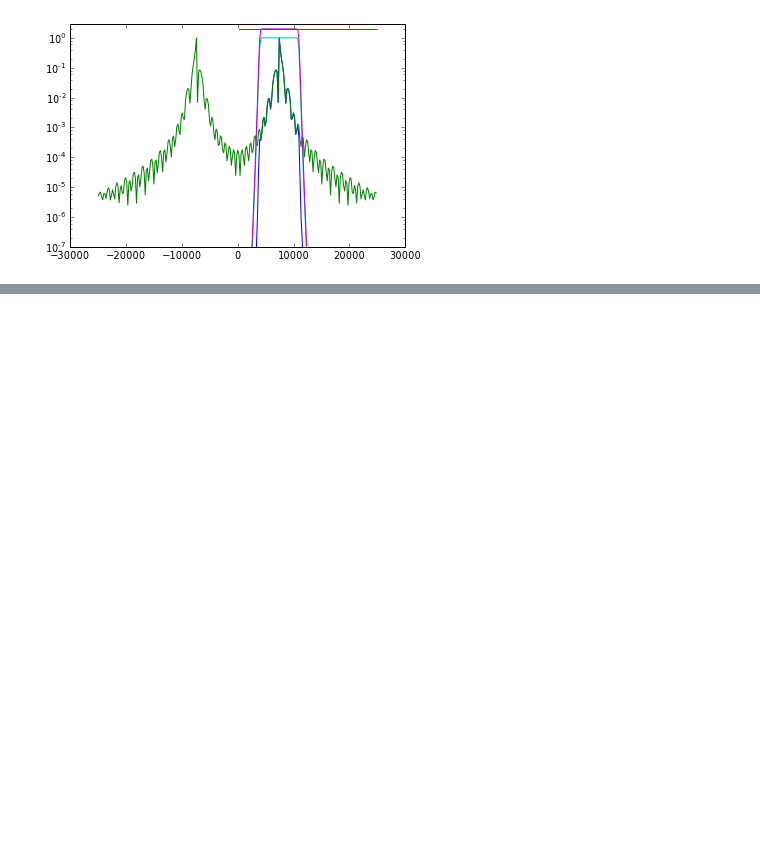
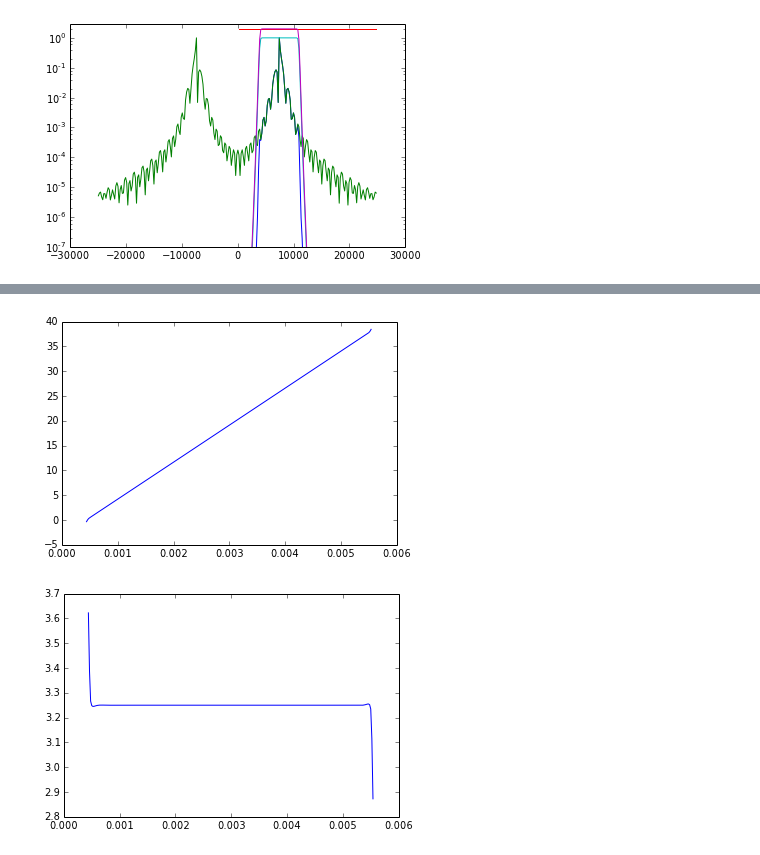
Before and after one commit to JohnMarohn/FreqDemod, a Jupyter notebook: freqdemod/docs/freqdemod-quickstart-1.ipynb, the cells around one changed output, grey strips where cells are left out. Cells and saved outputs as stored; diff of their text form; code cells hidden in the pictures; blank space fills up the shorter version.

```diff
--- a/freqdemod/docs/freqdemod-quickstart-1.ipynb
+++ b/freqdemod/docs/freqdemod-quickstart-1.ipynb
@@ -129,0 +144,10 @@ plt.show()
+# %%
+plt.plot(S.signal['t'],S.signal['theta'])
+plt.show()
+
+residual = f0*S.signal['t'] - S.signal['theta']
+plt.plot(S.signal['t'],residual)
+plt.show()
+# %% [output]
+[figure, added]
+[figure, added]
```
Also changed, not shown: parts of 5 cells of this notebook, 1 other file.
